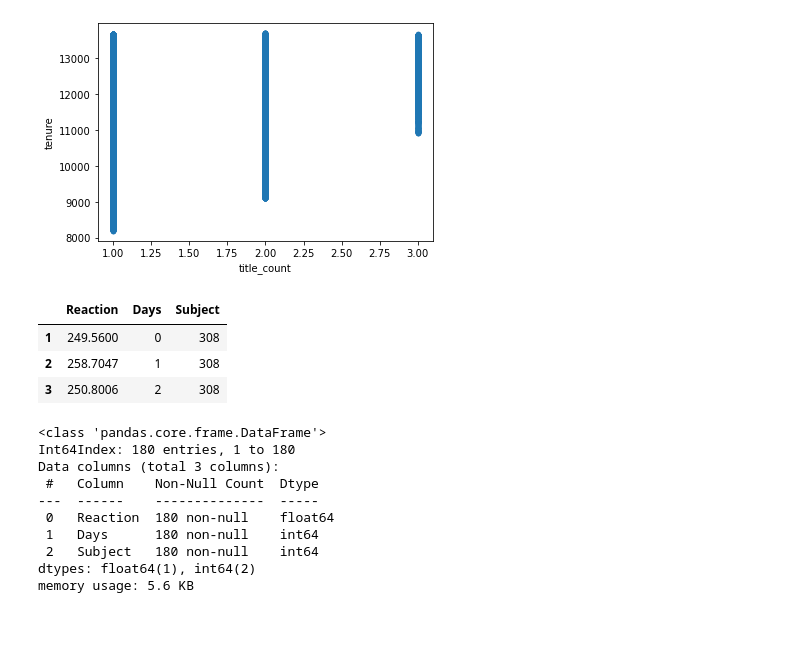
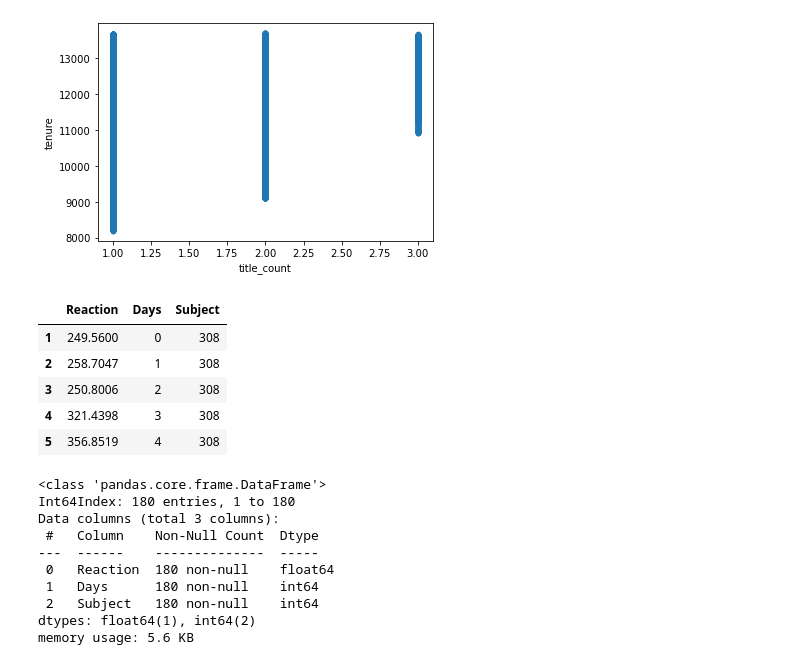
Before and after one commit to lindyc12/statistics-exercises, a Jupyter notebook: hypothesis_testing_cor.ipynb, the cells around one changed output. Saved outputs shown, nothing was run; the diff lists cells and outputs as text; code cells hidden in the pictures; blank space fills up the shorter version.

```diff
--- a/hypothesis_testing_cor.ipynb
+++ b/hypothesis_testing_cor.ipynb
@@ -154,12 +251,14 @@ titles.plot.scatter(y='tenure', x='title_count')
 # %%
 #3
 sleepstudy = data('sleepstudy')
-sleepstudy.head(3)
+sleepstudy.head()
 # %% [output]
 |  | Reaction | Days | Subject |
 | 1 | 249.5600 | 0 | 308 |
 | 2 | 258.7047 | 1 | 308 |
 | 3 | 250.8006 | 2 | 308 |
+| 4 | 321.4398 | 3 | 308 |
+| 5 | 356.8519 | 4 | 308 |
 # %%
 sleepstudy.info()
 # %% [output]
```
Also changed, not shown: parts of 16 cells of this notebook.
